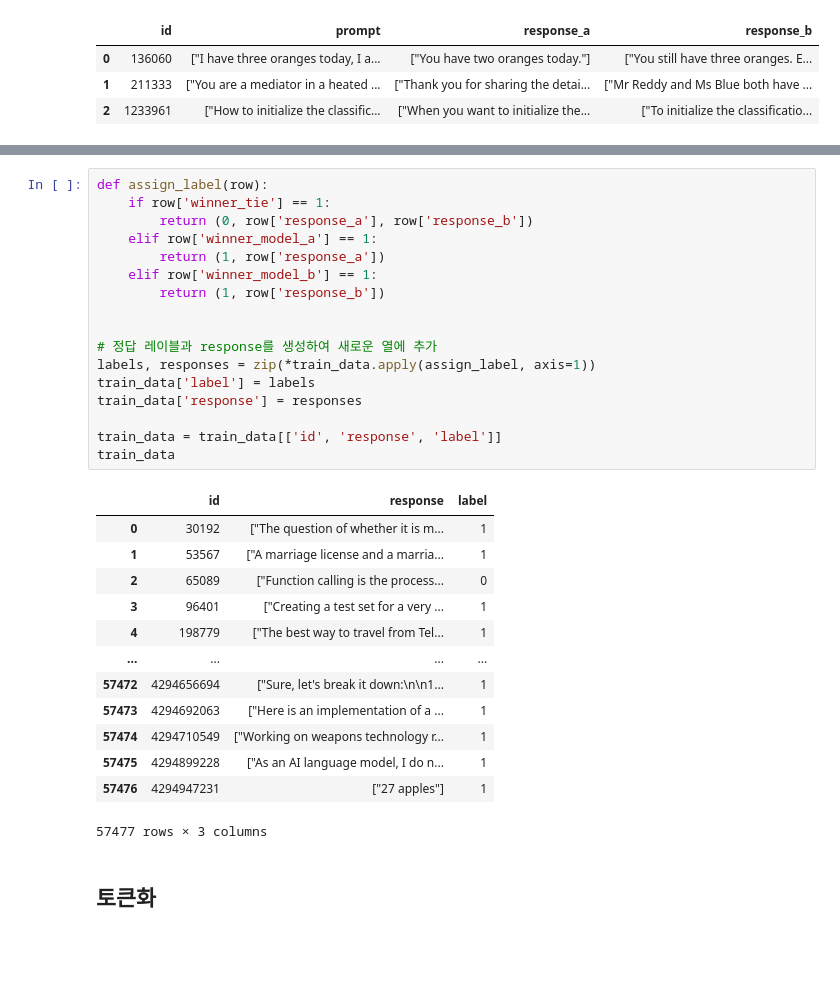
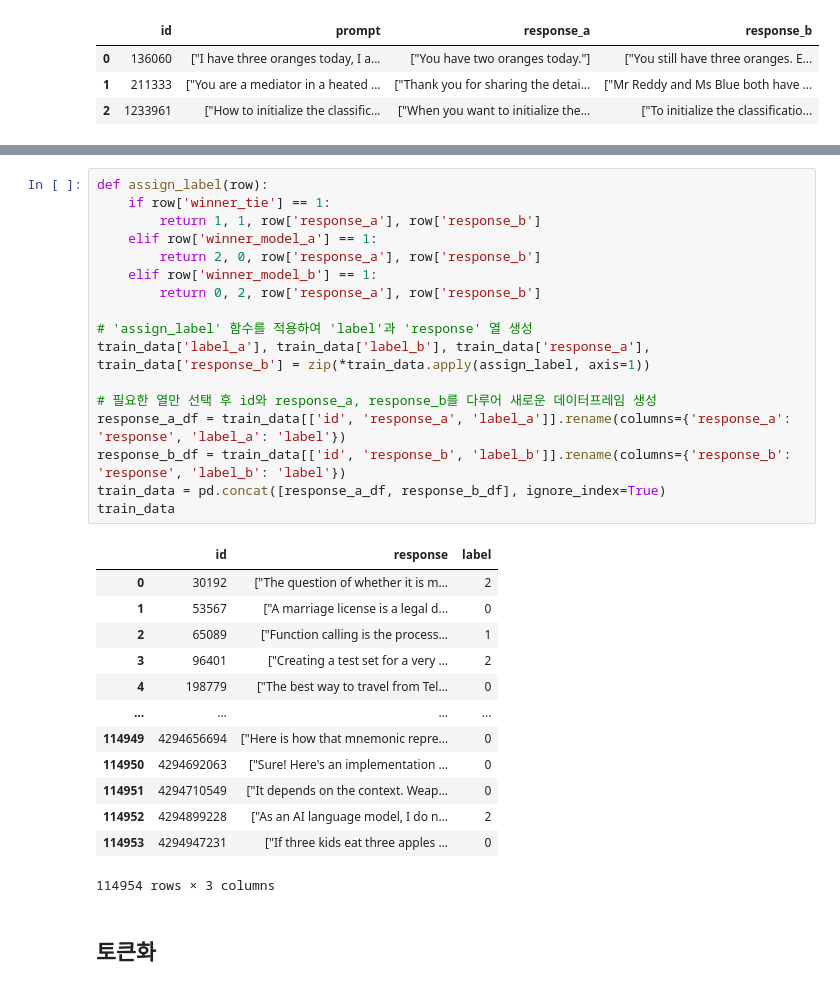
Before and after one commit to kimbob123/SNU_FinTech, a Jupyter notebook: 무지성_LSTM_깃허브유동국_참고.ipynb, the cells around one changed output, grey strips where cells are left out. Cells and saved outputs as stored; diff of their text form; blank space fills up the shorter version.

```diff
--- a/무지성_LSTM_깃허브유동국_참고.ipynb
+++ b/무지성_LSTM_깃허브유동국_참고.ipynb
@@ -134,33 +151,33 @@ memory usage: 3.9+ MB
 # %%
 def assign_label(row):
     if row['winner_tie'] == 1:
-        return (0, row['response_a'], row['response_b'])
+        return 1, 1, row['response_a'], row['response_b']
     elif row['winner_model_a'] == 1:
-        return (1, row['response_a'])
+        return 2, 0, row['response_a'], row['response_b']
     elif row['winner_model_b'] == 1:
-        return (1, row['response_b'])
+        return 0, 2, row['response_a'], row['response_b']
 
+# 'assign_label' 함수를 적용하여 'label'과 'response' 열 생성
+train_data['label_a'], train_data['label_b'], train_data['response_a'], train_data['response_b'] = zip(*train_data.apply(assign_label, axis=1))
 
-# 정답 레이블과 response를 생성하여 새로운 열에 추가
-labels, responses = zip(*train_data.apply(assign_label, axis=1))
-train_data['label'] = labels
-train_data['response'] = responses
-
-train_data = train_data[['id', 'response', 'label']]
+# 필요한 열만 선택 후 id와 response_a, response_b를 다루어 새로운 데이터프레임 생성
+response_a_df = train_data[['id', 'response_a', 'label_a']].rename(columns={'response_a': 'response', 'label_a': 'label'})
+response_b_df = train_data[['id', 'response_b', 'label_b']].rename(columns={'response_b': 'response', 'label_b': 'label'})
+train_data = pd.concat([response_a_df, response_b_df], ignore_index=True)
 train_data
 # %% [output]
 |  | id | response | label |
-| 0 | 30192 | ["The question of whether it is m... | 1 |
-| 1 | 53567 | ["A marriage license and a marria... | 1 |
-| 2 | 65089 | ["Function calling is the process... | 0 |
-| 3 | 96401 | ["Creating a test set for a very ... | 1 |
-| 4 | 198779 | ["The best way to travel from Tel... | 1 |
+| 0 | 30192 | ["The question of whether it is m... | 2 |
+| 1 | 53567 | ["A marriage license is a legal d... | 0 |
+| 2 | 65089 | ["Function calling is the process... | 1 |
+| 3 | 96401 | ["Creating a test set for a very ... | 2 |
+| 4 | 198779 | ["The best way to travel from Tel... | 0 |
 | ... | ... | ... | ... |
-| 57472 | 4294656694 | ["Sure, let's break it down:\n\n1... | 1 |
-| 57473 | 4294692063 | ["Here is an implementation of a ... | 1 |
-| 57474 | 4294710549 | ["Working on weapons technology r... | 1 |
-| 57475 | 4294899228 | ["As an AI language model, I do n... | 1 |
-| 57476 | 4294947231 | ["27 apples"] | 1 |
+| 114949 | 4294656694 | ["Here is how that mnemonic repre... | 0 |
+| 114950 | 4294692063 | ["Sure! Here's an implementation ... | 0 |
+| 114951 | 4294710549 | ["It depends on the context. Weap... | 0 |
+| 114952 | 4294899228 | ["As an AI language model, I do n... | 2 |
+| 114953 | 4294947231 | ["If three kids eat three apples ... | 0 |
-57477 rows × 3 columns
+114954 rows × 3 columns
 # %% [markdown]
 ## 토큰화
```
Also changed, not shown: parts of 23 cells of this notebook.
